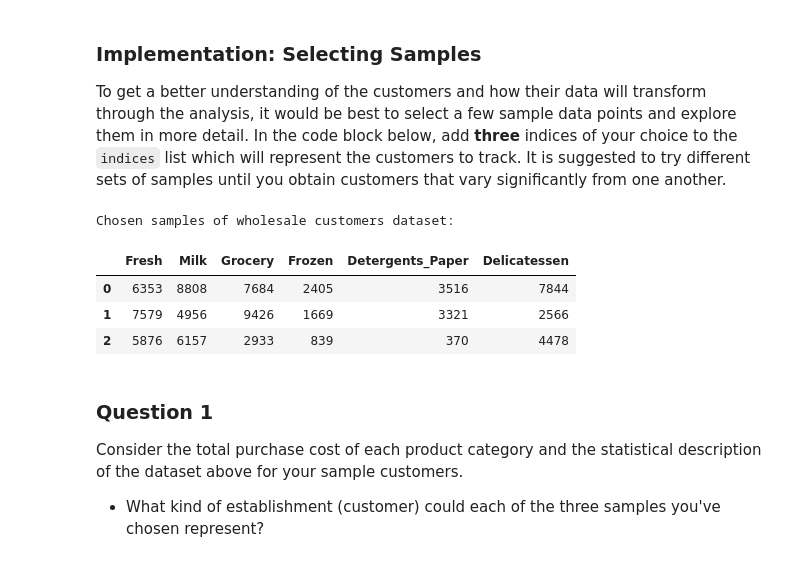
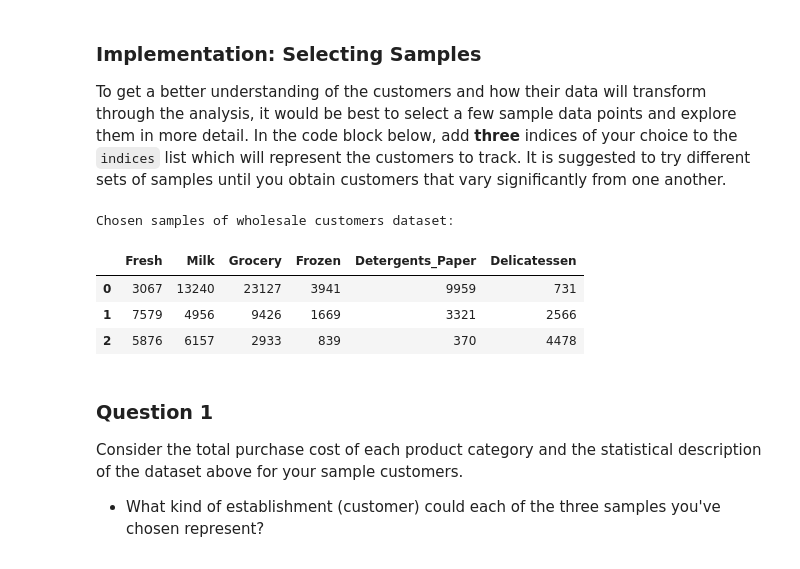
Before and after one commit to aleks091/machine-learning, a Jupyter notebook: projects/customer_segments/customer_segments.ipynb, the cells around one changed output. Cells and saved outputs as stored; diff of their text form; code cells hidden in the pictures.

```diff
--- a/projects/customer_segments/customer_segments.ipynb
+++ b/projects/customer_segments/customer_segments.ipynb
@@ -60,16 +60,16 @@ display(data.describe())
 To get a better understanding of the customers and how their data will transform through the analysis, it would be best to select a few sample data points and explore them in more detail. In the code block below, add **three** indices of your choice to the `indices` list which will represent the customers to track. It is suggested to try different sets of samples until you obtain customers that vary significantly from one another.
 # %%
 # TODO: Select three indices of your choice you wish to sample from the dataset
-indices = [2,7,17]
+indices = [200,7,17]
 
 # Create a DataFrame of the chosen samples
 samples = pd.DataFrame(data.loc[indices], columns = data.keys()).reset_index(drop = True)
 print("Chosen samples of wholesale customers dataset:")
 display(samples)
 # %% [output]
 Chosen samples of wholesale customers dataset:
 |  | Fresh | Milk | Grocery | Frozen | Detergents_Paper | Delicatessen |
-| 0 | 6353 | 8808 | 7684 | 2405 | 3516 | 7844 |
+| 0 | 3067 | 13240 | 23127 | 3941 | 9959 | 731 |
 | 1 | 7579 | 4956 | 9426 | 1669 | 3321 | 2566 |
 | 2 | 5876 | 6157 | 2933 | 839 | 370 | 4478 |
 # %% [markdown]
```
Also changed, not shown: parts of 30 cells of this notebook.
